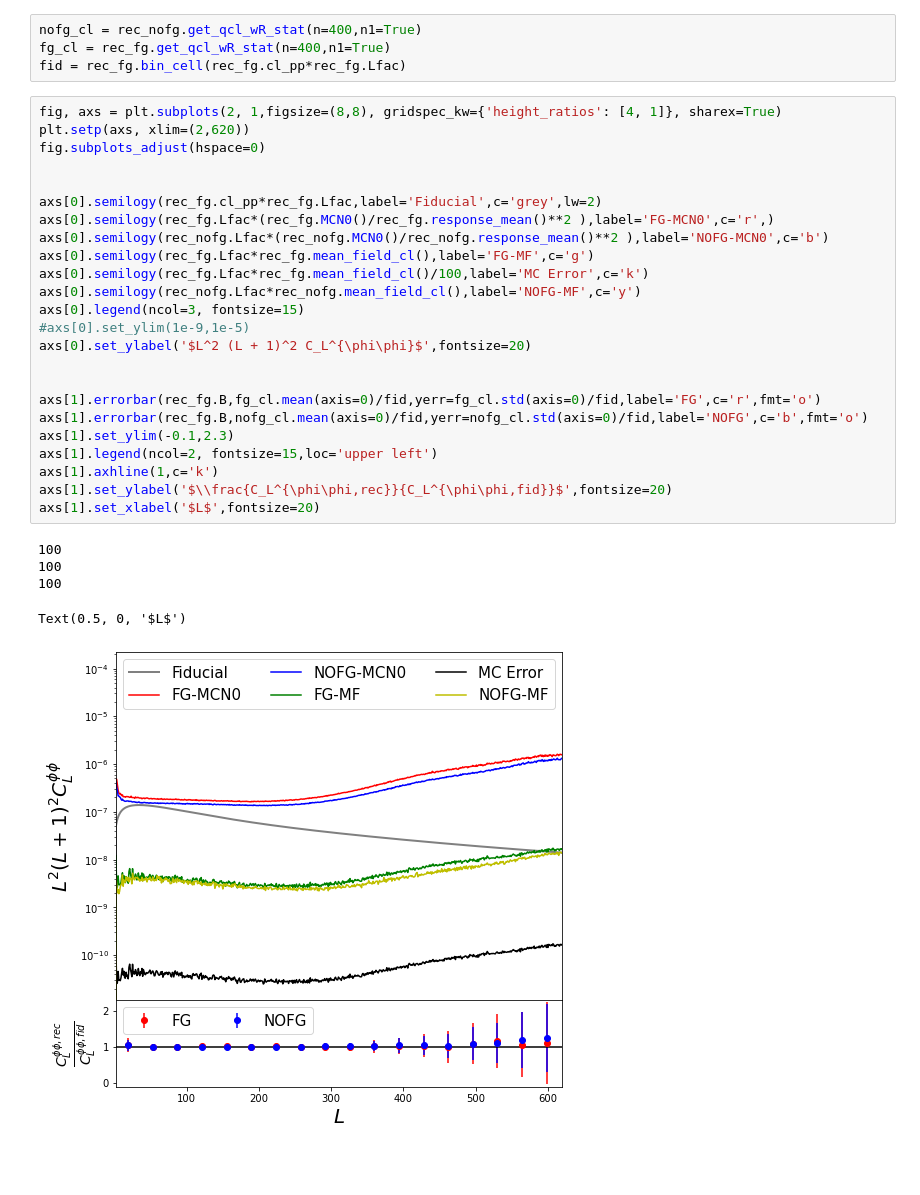
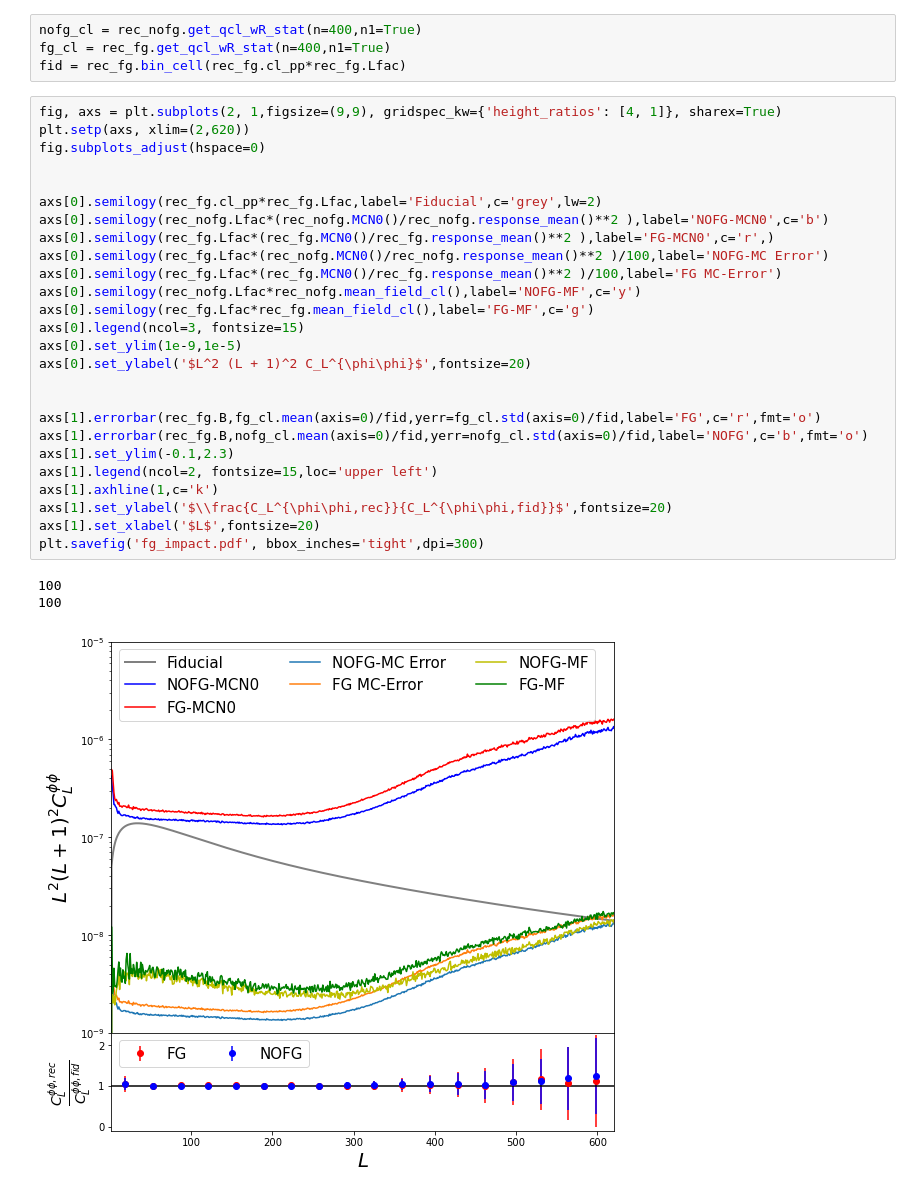
Before and after one commit to antolonappan/dell, a Jupyter notebook: Notebooks/reconstruction.ipynb, the cells around one changed output. Drawn from its saved outputs; the diff is of its cells as text; blank space fills up the shorter version.

```diff
--- a/Notebooks/reconstruction.ipynb
+++ b/Notebooks/reconstruction.ipynb
@@ -88,32 +88,32 @@ nofg_cl = rec_nofg.get_qcl_wR_stat(n=400,n1=True)
 fg_cl = rec_fg.get_qcl_wR_stat(n=400,n1=True)
 fid = rec_fg.bin_cell(rec_fg.cl_pp*rec_fg.Lfac)
 # %%
-fig, axs = plt.subplots(2, 1,figsize=(8,8), gridspec_kw={'height_ratios': [4, 1]}, sharex=True)
+fig, axs = plt.subplots(2, 1,figsize=(9,9), gridspec_kw={'height_ratios': [4, 1]}, sharex=True)
 plt.setp(axs, xlim=(2,620))
 fig.subplots_adjust(hspace=0)
 
 
 axs[0].semilogy(rec_fg.cl_pp*rec_fg.Lfac,label='Fiducial',c='grey',lw=2)
+axs[0].semilogy(rec_nofg.Lfac*(rec_nofg.MCN0()/rec_nofg.response_mean()**2 ),label='NOFG-MCN0',c='b')
 axs[0].semilogy(rec_fg.Lfac*(rec_fg.MCN0()/rec_fg.response_mean()**2 ),label='FG-MCN0',c='r',)
-axs[0].semilogy(rec_nofg.Lfac*(rec_nofg.MCN0()/rec_nofg.response_mean()**2 ),label='NOFG-MCN0',c='b')
+axs[0].semilogy(rec_fg.Lfac*(rec_nofg.MCN0()/rec_nofg.response_mean()**2 )/100,label='NOFG-MC Error')
+axs[0].semilogy(rec_fg.Lfac*(rec_fg.MCN0()/rec_fg.response_mean()**2 )/100,label='FG MC-Error')
+axs[0].semilogy(rec_nofg.Lfac*rec_nofg.mean_field_cl(),label='NOFG-MF',c='y')
 axs[0].semilogy(rec_fg.Lfac*rec_fg.mean_field_cl(),label='FG-MF',c='g')
-axs[0].semilogy(rec_fg.Lfac*rec_fg.mean_field_cl()/100,label='MC Error',c='k')
-axs[0].semilogy(rec_nofg.Lfac*rec_nofg.mean_field_cl(),label='NOFG-MF',c='y')
 axs[0].legend(ncol=3, fontsize=15)
-#axs[0].set_ylim(1e-9,1e-5)
+axs[0].set_ylim(1e-9,1e-5)
 axs[0].set_ylabel('$L^2 (L + 1)^2 C_L^{\phi\phi}$',fontsize=20)
 
 
 axs[1].errorbar(rec_fg.B,fg_cl.mean(axis=0)/fid,yerr=fg_cl.std(axis=0)/fid,label='FG',c='r',fmt='o')
 axs[1].errorbar(rec_fg.B,nofg_cl.mean(axis=0)/fid,yerr=nofg_cl.std(axis=0)/fid,label='NOFG',c='b',fmt='o')
 axs[1].set_ylim(-0.1,2.3)
 axs[1].legend(ncol=2, fontsize=15,loc='upper left')
 axs[1].axhline(1,c='k')
 axs[1].set_ylabel('$\\frac{C_L^{\phi\phi,rec}}{C_L^{\phi\phi,fid}}$',fontsize=20)
 axs[1].set_xlabel('$L$',fontsize=20)
+plt.savefig('fg_impact.pdf', bbox_inches='tight',dpi=300)
 # %% [output]
 100
 100
-100
-Text(0.5, 0, '$L$')
-[figure, old version]
+[figure, new version]
```
Also changed, not shown: parts of 6 cells of this notebook, 4 other files.
